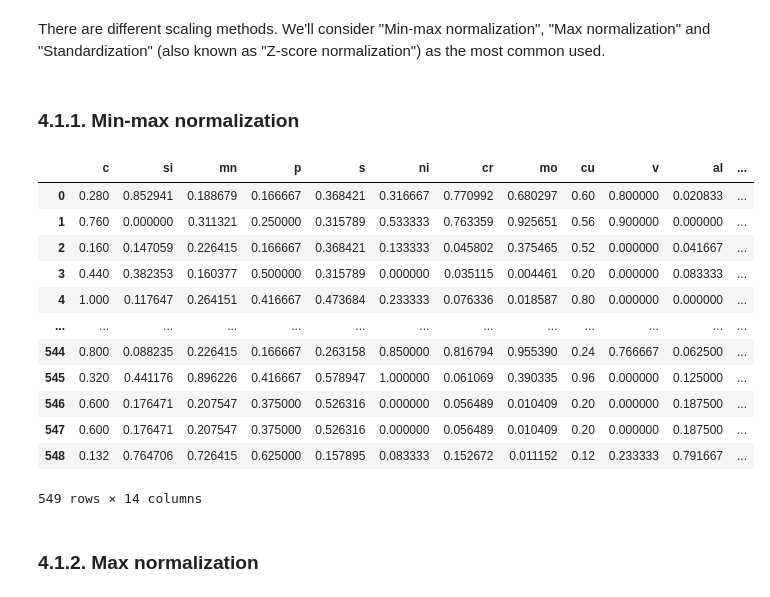
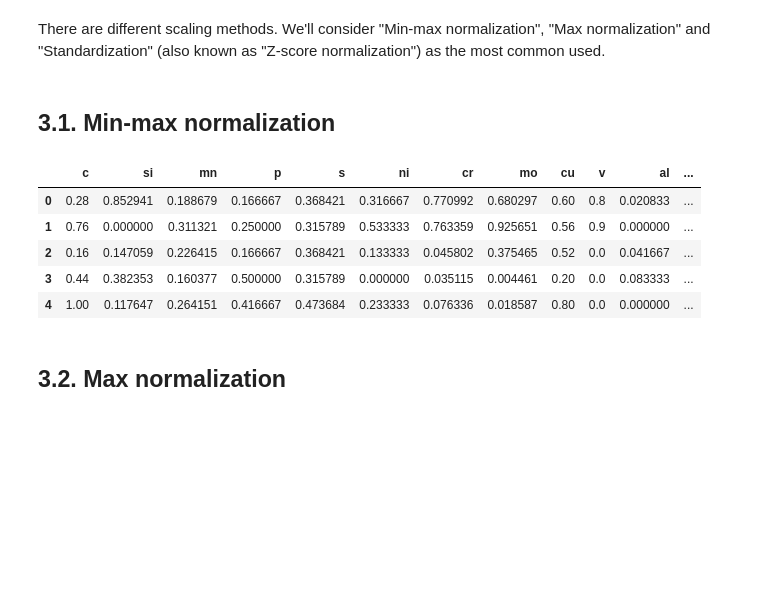
Before and after one commit to ElenaNKn/feature_inportance_methods, a Jupyter notebook: notebook.ipynb, the cells around one changed output. Saved outputs shown, nothing was run; the diff lists cells and outputs as text; code cells hidden in the pictures; blank space fills up the shorter version.

```diff
--- a/notebook.ipynb
+++ b/notebook.ipynb
@@ -136,5 +82,0 @@ from sklearn.tree import DecisionTreeRegressor
-# %%
-dt = DecisionTreeRegressor(random_state=42)
-dt.fit(df_train, dy_train)
-MSE = np.sqrt(mean_squared_error(dt.predict(df_val), dy_val))
-print("Mean squared error (decision tree regression): \n%.3f" % (MSE))
@@ -144,7 +82,0 @@ Mean squared error (decision tree regression):
-# %%
-print('depth   mse')
-for depth in range(1, 20, 1):
-    dt = DecisionTreeRegressor(max_depth=depth, random_state=42)
-    dt.fit(df_train, dy_train)
-    MSE = np.sqrt(mean_squared_error(dt.predict(df_val), dy_val))
-    print('%4s     %.3f' % (depth, MSE))
@@ -174,16 +82,0 @@ From the results obtained we'll choose depth = [8, 10]. Now let's find optimal m
-# %%
-scores = []
-
-for depth in [8, 9, 10]:
-    for s in [1, 5, 10, 15, 20]:
-        dt = DecisionTreeRegressor(max_depth=depth, min_samples_leaf=s, random_state=1)
-        dt.fit(df_train, dy_train)
-        MSE = np.sqrt(mean_squared_error(dt.predict(df_val), dy_val))
-
-        scores.append((depth, s, MSE))
-
-columns = ['max_depth', 'min_samples_leaf', 'MSE']
-df_scores = pd.DataFrame(scores, columns=columns)
-
-df_scores_pivot = df_scores.pivot(index='min_samples_leaf', columns=['max_depth'], values=['MSE'])
-df_scores_pivot.round(3)
@@ -199,7 +82,0 @@ df_scores_pivot.round(3)
-# %%
-# total decision tree model
-
-dt = DecisionTreeRegressor(max_depth=10, min_samples_leaf=1, random_state=1)
-dt.fit(df_train, dy_train)
-MSE = np.sqrt(mean_squared_error(dt.predict(df_val), dy_val))
-print("Mean squared error (decision tree regression): \n%.3f" % (MSE))
@@ -297,24 +99,17 @@ from sklearn.preprocessing import MaxAbsScaler
 # %% [markdown]
-### 4.1.1. Min-max normalization
+## 3.1. Min-max normalization
 # %%
 min_max_scaler = MinMaxScaler()
 my_features = min_max_scaler.fit_transform(df_train[list_features]).reshape(-1, 14)
-x = pd.DataFrame(my_features, columns = df_train.columns)
-x
+x_1 = pd.DataFrame(my_features, columns = df_train.columns)
+x_1.head()
 # %% [output]
 |  | c | si | mn | p | s | ni | cr | mo | cu | v | al | ... |
-| 0 | 0.280 | 0.852941 | 0.188679 | 0.166667 | 0.368421 | 0.316667 | 0.770992 | 0.680297 | 0.60 | 0.800000 | 0.020833 | ... |
-| 1 | 0.760 | 0.000000 | 0.311321 | 0.250000 | 0.315789 | 0.533333 | 0.763359 | 0.925651 | 0.56 | 0.900000 | 0.000000 | ... |
-| 2 | 0.160 | 0.147059 | 0.226415 | 0.166667 | 0.368421 | 0.133333 | 0.045802 | 0.375465 | 0.52 | 0.000000 | 0.041667 | ... |
-| 3 | 0.440 | 0.382353 | 0.160377 | 0.500000 | 0.315789 | 0.000000 | 0.035115 | 0.004461 | 0.20 | 0.000000 | 0.083333 | ... |
-| 4 | 1.000 | 0.117647 | 0.264151 | 0.416667 | 0.473684 | 0.233333 | 0.076336 | 0.018587 | 0.80 | 0.000000 | 0.000000 | ... |
-| ... | ... | ... | ... | ... | ... | ... | ... | ... | ... | ... | ... | ... |
-| 544 | 0.800 | 0.088235 | 0.226415 | 0.166667 | 0.263158 | 0.850000 | 0.816794 | 0.955390 | 0.24 | 0.766667 | 0.062500 | ... |
-| 545 | 0.320 | 0.441176 | 0.896226 | 0.416667 | 0.578947 | 1.000000 | 0.061069 | 0.390335 | 0.96 | 0.000000 | 0.125000 | ... |
-| 546 | 0.600 | 0.176471 | 0.207547 | 0.375000 | 0.526316 | 0.000000 | 0.056489 | 0.010409 | 0.20 | 0.000000 | 0.187500 | ... |
-| 547 | 0.600 | 0.176471 | 0.207547 | 0.375000 | 0.526316 | 0.000000 | 0.056489 | 0.010409 | 0.20 | 0.000000 | 0.187500 | ... |
-| 548 | 0.132 | 0.764706 | 0.726415 | 0.625000 | 0.157895 | 0.083333 | 0.152672 | 0.011152 | 0.12 | 0.233333 | 0.791667 | ... |
+| 0 | 0.28 | 0.852941 | 0.188679 | 0.166667 | 0.368421 | 0.316667 | 0.770992 | 0.680297 | 0.60 | 0.8 | 0.020833 | ... |
+| 1 | 0.76 | 0.000000 | 0.311321 | 0.250000 | 0.315789 | 0.533333 | 0.763359 | 0.925651 | 0.56 | 0.9 | 0.000000 | ... |
+| 2 | 0.16 | 0.147059 | 0.226415 | 0.166667 | 0.368421 | 0.133333 | 0.045802 | 0.375465 | 0.52 | 0.0 | 0.041667 | ... |
+| 3 | 0.44 | 0.382353 | 0.160377 | 0.500000 | 0.315789 | 0.000000 | 0.035115 | 0.004461 | 0.20 | 0.0 | 0.083333 | ... |
+| 4 | 1.00 | 0.117647 | 0.264151 | 0.416667 | 0.473684 | 0.233333 | 0.076336 | 0.018587 | 0.80 | 0.0 | 0.000000 | ... |
-549 rows × 14 columns
 # %%
 y = dy_train.values.reshape(-1, 1)
 # %%
@@ -324,5 +122,5 @@ y_val = dy_val.values.reshape(-1, 1)
 # %% [markdown]
-### 4.1.2. Max normalization
+## 3.2. Max normalization
 # %%
 max_scaler = MaxAbsScaler(copy=True)
 my_features2 = max_scaler.fit_transform(df_train[list_features]).reshape(-1, 14)
```
Also changed, not shown: parts of 71 cells of this notebook.
